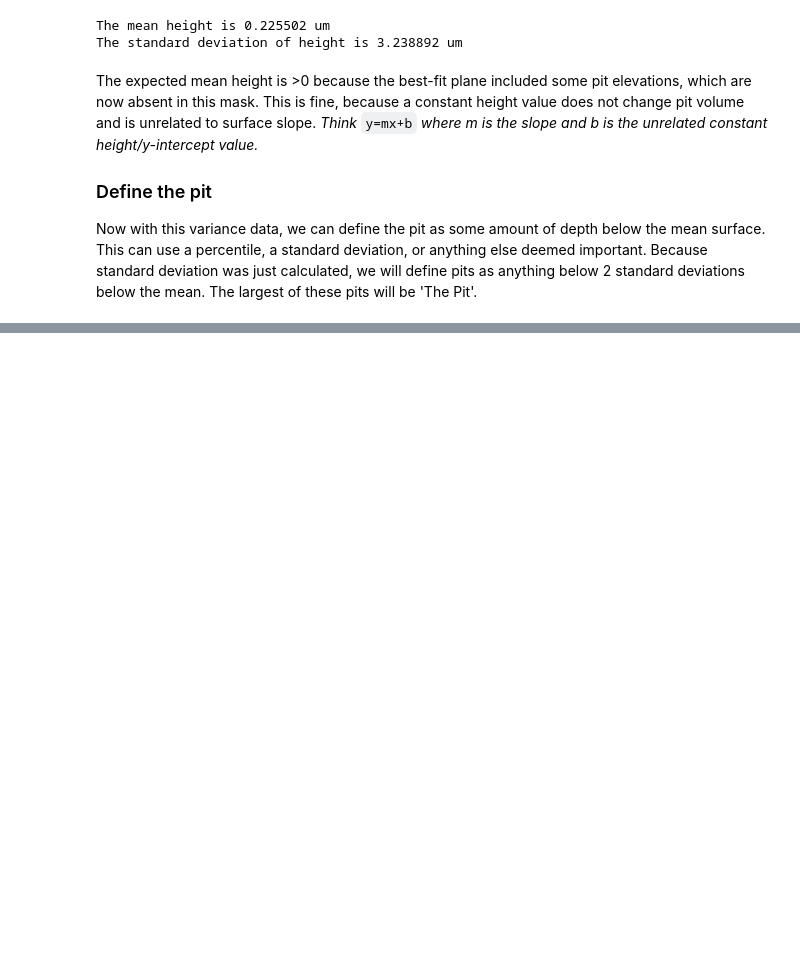
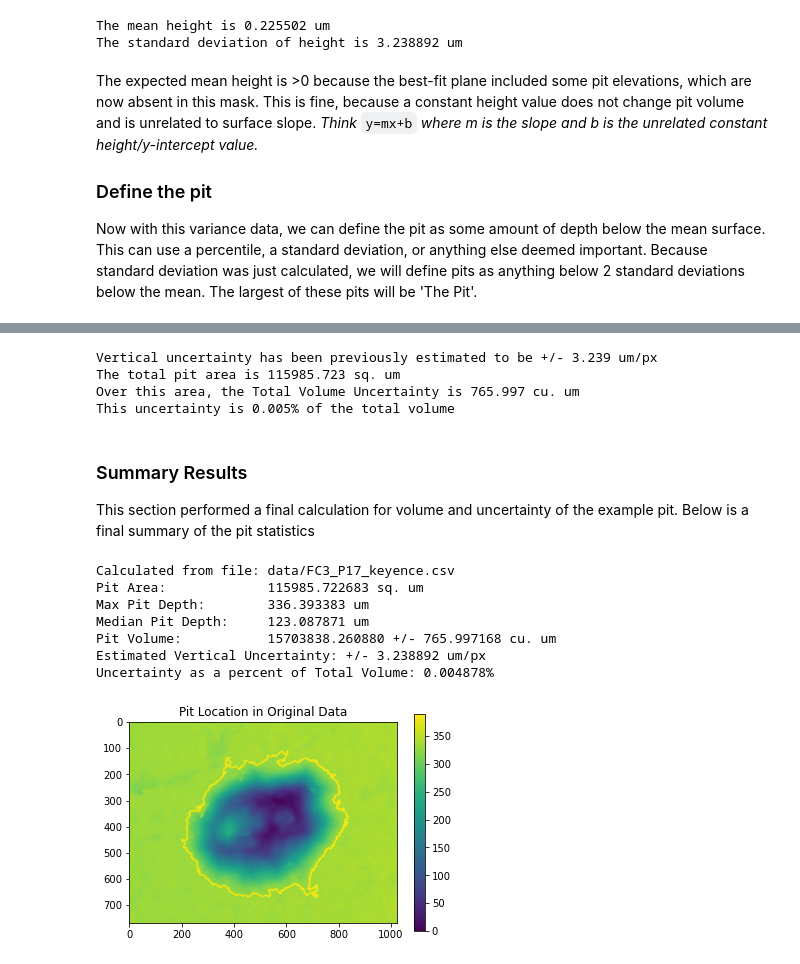
Before and after one commit to jarichardson/Pit-UQ, a Jupyter notebook: Pit Morphology Uncertainty Quantification.ipynb, the cells around one changed output, grey strips where cells are left out. Cells and saved outputs as stored; diff of their text form; code cells hidden in the pictures; blank space fills up the shorter version.

Commit message:
final pit volume calculation with opencv

```diff
--- a/Pit Morphology Uncertainty Quantification.ipynb
+++ b/Pit Morphology Uncertainty Quantification.ipynb
@@ -418,0 +473,53 @@ cv2.waitKey(0)
+# %%
+#Modified From Section 2 above:
+#Calculate total area in the right units
+total_area = xRes * yRes * pit_area
+
+#Make an array, the same size as the cells in question, and make all array values = the standard deviation
+uncertainty_array = np.ones(pit_area) * Z_res_std
+
+#Add these uncertantites in quadrature
+depth_uncertainty = np.sum(uncertainty_array**2)**0.5
+
+#Multiply the height uncertainty by the grid cell area to get volume
+total_uncertainty = xRes * yRes * depth_uncertainty
+
+print('Vertical uncertainty has been previously estimated to be +/- %0.3f %s/px' % (Z_res_std, units))
+print('The total pit area is %0.3f sq. %s' % (total_area, units))
+print('Over this area, the Total Volume Uncertainty is %0.3f cu. %s' % (total_uncertainty, units))
+print('This uncertainty is %0.3f%% of the total volume' % (total_uncertainty/total_volume*100) )
+# %% [output]
+Vertical uncertainty has been previously estimated to be +/- 3.239 um/px
+The total pit area is 115985.723 sq. um
+Over this area, the Total Volume Uncertainty is 765.997 cu. um
+This uncertainty is 0.005% of the total volume
+# %% [markdown]
+### Summary Results
+This section performed a final calculation for volume and uncertainty of the example pit. Below is a final summary of the pit statistics
+# %%
+print('Calculated from file: %s' % filename)
+print('Pit Area:             %0.6f sq. %s' % (total_area, units))
+print('Max Pit Depth:        %0.6f %s' % (max_depth, units))
+print('Median Pit Depth:     %0.6f %s' % (med_depth, units))
+print('Pit Volume:           %0.6f +/- %0.6f cu. %s' % (total_volume, total_uncertainty, units))
+print('Estimated Vertical Uncertainty: +/- %0.6f %s/px' % (Z_res_std, units))
+print('Uncertainty as a percent of Total Volume: %0.6f%%' % (total_uncertainty/total_volume*100) )
+
+#Make a plot of the raw data with an outline of the pit.
+canvas = np.zeros_like(im)
+cv2.drawContours(canvas , cnt, -1, 50, 5)
+
+plt.clf()
+plt.imshow(canvas+ZZ)
+plt.title('Pit Location in Original Data')
+plt.colorbar()
+plt.show()
+# %% [output]
+Calculated from file: data/FC3_P17_keyence.csv
+Pit Area:             115985.722683 sq. um
+Max Pit Depth:        336.393383 um
+Median Pit Depth:     123.087871 um
+Pit Volume:           15703838.260880 +/- 765.997168 cu. um
+Estimated Vertical Uncertainty: +/- 3.238892 um/px
+Uncertainty as a percent of Total Volume: 0.004878%
+[figure, added]
```
Also changed, not shown: parts of 18 cells of this notebook.
